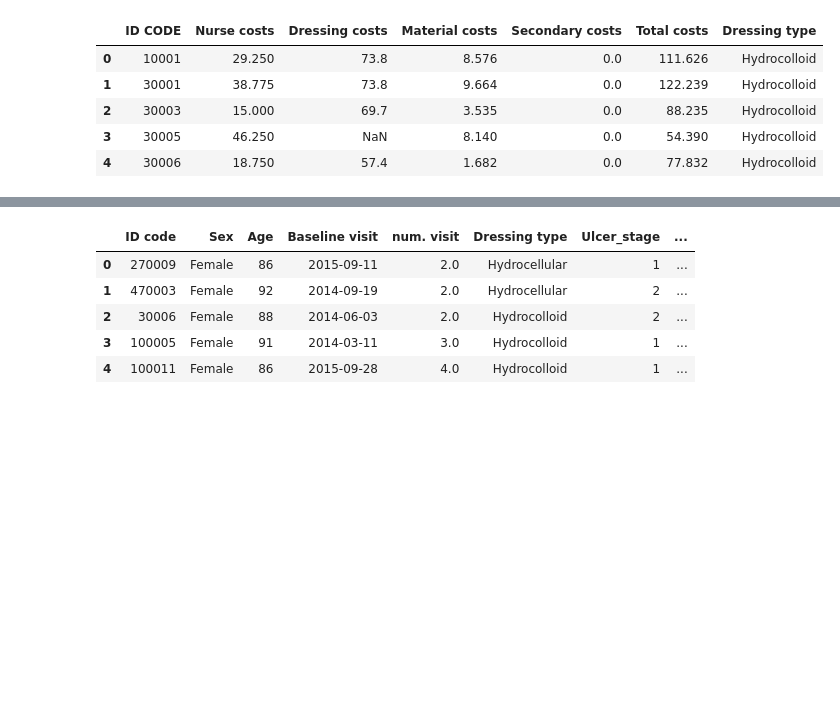
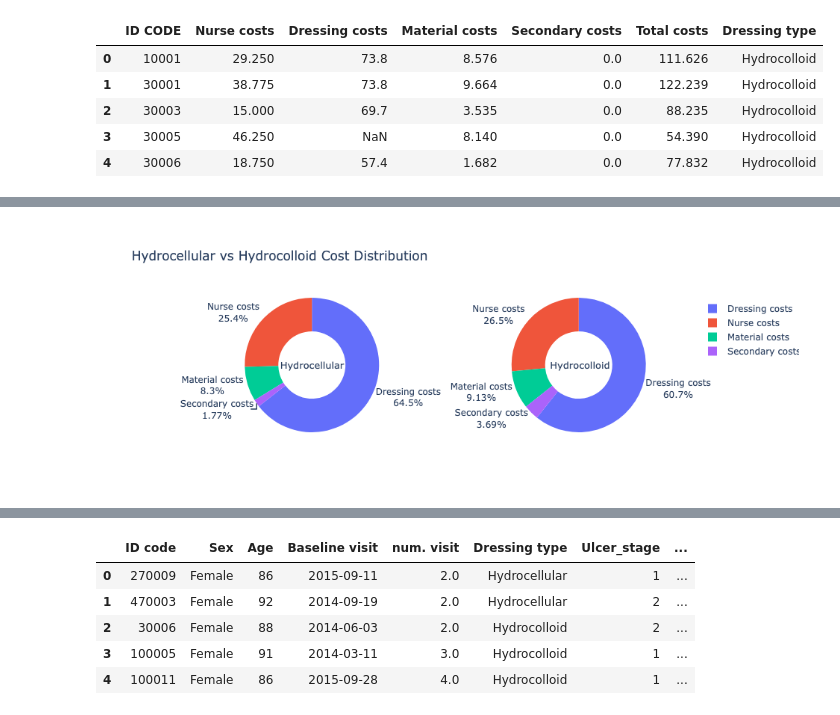
Before and after one commit to Maen1/molnlycke, a Jupyter notebook: c1.ipynb, the cells around one changed output, grey strips where cells are left out. Cells and saved outputs as stored; diff of their text form; code cells hidden in the pictures; blank space fills up the shorter version.

```diff
--- a/c1.ipynb
+++ b/c1.ipynb
@@ -18,0 +80,35 @@ cost_df.head()
+# %%
+
+labels=['Nurse costs','Dressing costs', 'Material costs', 'Secondary costs']
+
+nc_ar = cost_df.loc[cost_df['Dressing type'] == 'Hydrocellular']['Nurse costs'].sum()
+dc_ar = cost_df.loc[cost_df['Dressing type'] == 'Hydrocellular']['Dressing costs'].sum()
+mc_ar = cost_df.loc[cost_df['Dressing type'] == 'Hydrocellular']['Material costs'].sum()
+sc_ar = cost_df.loc[cost_df['Dressing type'] == 'Hydrocellular']['Secondary costs'].sum()
+
+nc_id = cost_df.loc[cost_df['Dressing type'] == 'Hydrocolloid']['Nurse costs'].sum()
+dc_id = cost_df.loc[cost_df['Dressing type'] == 'Hydrocolloid']['Dressing costs'].sum()
+mc_id = cost_df.loc[cost_df['Dressing type'] == 'Hydrocolloid']['Material costs'].sum()
+sc_id = cost_df.loc[cost_df['Dressing type'] == 'Hydrocolloid']['Secondary costs'].sum()
+
+
+values_ar = [nc_ar, dc_ar, mc_ar, sc_ar]
+values_id = [nc_id, dc_id, mc_id, sc_id]
+
+fig = make_subplots(rows=1, cols=2, specs=[[{'type':'domain'}, {'type':'domain'}]])
+
+fig.add_trace(go.Pie(labels=labels, values=values_ar, textinfo='label+percent',
+                             insidetextorientation='radial'
+                            , name= "Hydrocellular"), 1, 1)
+
+fig.add_trace(go.Pie(labels=labels, values=values_id, textinfo='label+percent',
+                             insidetextorientation='radial'
+                            , name= "Hydrocolloid"), 1, 2)
+
+fig.update_traces(hole=.5, hoverinfo="label+percent+name")
+
+
+fig.update_layout(title_text="Hydrocellular vs Hydrocolloid Cost Distribution", annotations=[dict(text='Hydrocellular', x=0.16, y=0.5, font_size=13, showarrow=False),
+                 dict(text='Hydrocolloid', x=0.84, y=0.5, font_size=13, showarrow=False)])
+# %% [output]
+[figure, added]
```
Also changed, not shown: parts of 16 cells of this notebook.
